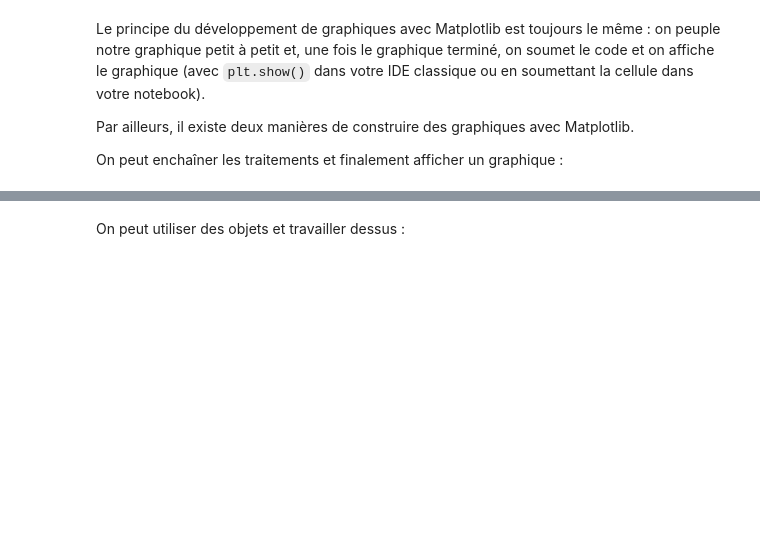
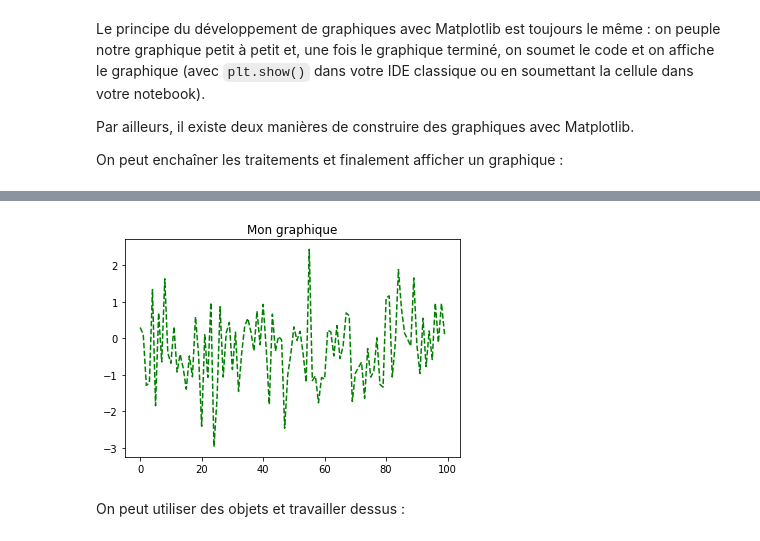
Before and after one commit to stat4decision/python-data-lbp-fev20, a Jupyter notebook: 06_Data_visualisation_matplotlib_seaborn.ipynb, the cells around one changed output, grey strips where cells are left out. Drawn from its saved outputs; the diff is of its cells as text; code cells hidden in the pictures; blank space fills up the shorter version.

```diff
--- a/06_Data_visualisation_matplotlib_seaborn.ipynb
+++ b/06_Data_visualisation_matplotlib_seaborn.ipynb
@@ -53,3 +53,9 @@ plt.plot(np.random.randn(100), "g--")
+# %%
+plt.plot(np.random.randn(100), "g--")
+plt.title("Mon graphique")
+plt.savefig("mon_graphique.jpg")
+# %% [output]
+[figure, added]
 # %% [markdown]
 On peut utiliser des objets et travailler dessus :
 # %%
```
Also changed, not shown: parts of 13 cells of this notebook, 7 other files.
